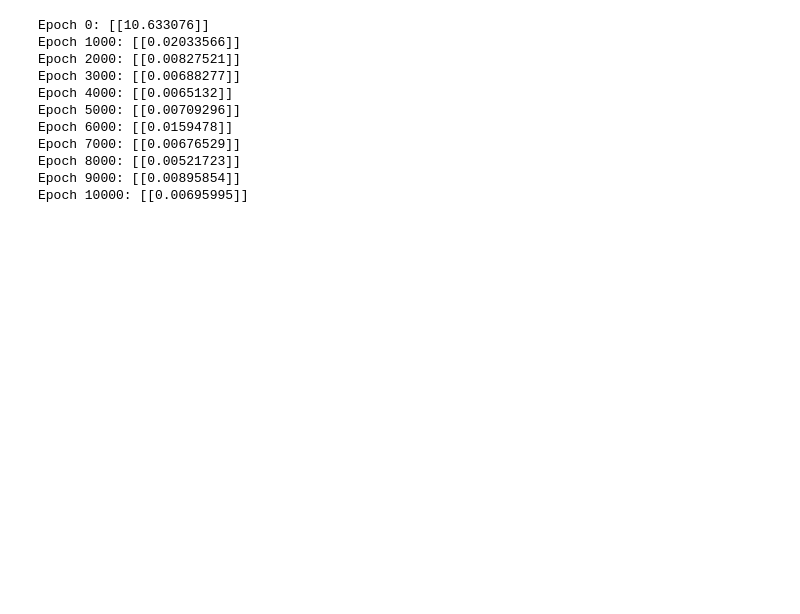
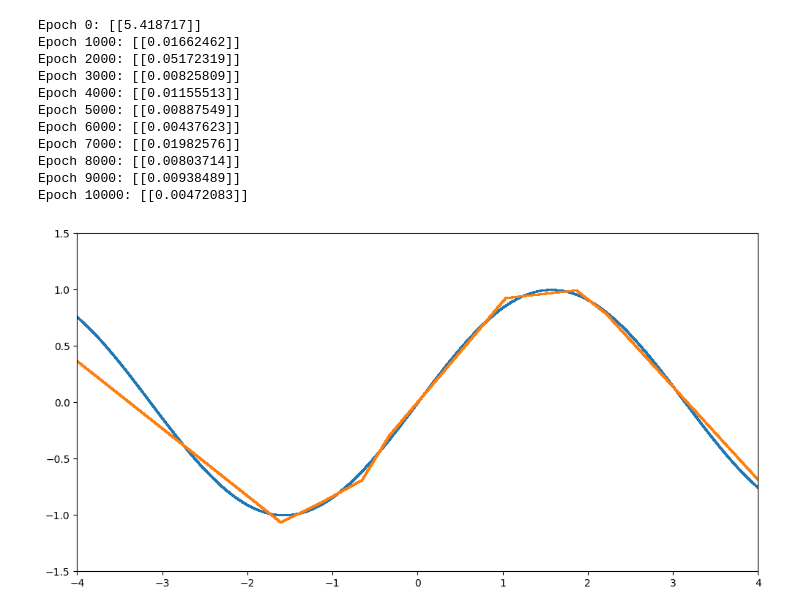
Before and after one commit to jovan-krajevski/backprop, a Jupyter notebook: backprop.ipynb, the cells around one changed output. Drawn from its saved outputs; the diff is of its cells as text; code cells hidden in the pictures; blank space fills up the shorter version.

Commit message:
presentation plots & forward pass

```diff
--- a/backprop.ipynb
+++ b/backprop.ipynb
@@ -85,4 +100,7 @@ def mse_loss(y_pred, y_true):
 # %%
+from numpy import diff
+
+
 n_samples = 100000
 
 X = Node(np.random.randn(n_samples, 1) * 2)
@@ -94,25 +112,34 @@ learning_rate = 0.0001
 epochs = 10001
 batch_size = 100
 
+input_layer = Node([])
+target = Node([])
+
 weights_1 = Node(np.random.randn(X.value.shape[1], hidden_layer_dim))
 biases_1 = Node(np.random.randn(1, hidden_layer_dim))
 weights_2 = Node(np.random.randn(hidden_layer_dim, 1))
 biases_2 = Node(np.random.randn(1, 1))
+out_1 = ReLU(input_layer @ weights_1 + biases_1)
+out_2 = out_1 @ weights_2 + biases_2
+diff = out_2 - target
+loss = Transpose(diff) @ diff
+# loss = mse_loss(out_2, Node(y.value[random_indices]))
 
 y_preds = []
 for epoch in range(epochs):
     random_indices = np.random.choice(X.value.shape[0], batch_size, replace=False)
-    out_1 = ReLU(Node(X.value[random_indices]) @ weights_1 + biases_1)
-    out_2 = out_1 @ weights_2 + biases_2
-    loss = mse_loss(out_2, Node(y.value[random_indices]))
+    input_layer.value = X.value[random_indices]
+    target.value = y.value[random_indices]
+
+    loss.forward()
     loss.zero_grad()
     loss.backward()
     if epoch % 1000 == 0:
         print(f"Epoch {epoch}: {loss.value / batch_size}")
 
     if epoch % 100 == 0:
-        out_1 = ReLU(X @ weights_1 + biases_1)
-        out_2 = out_1 @ weights_2 + biases_2
+        input_layer.value = X.value
+        out_2.forward()
         y_preds.append(out_2.value.flatten())
 
     weights_1.value -= learning_rate * weights_1.grad
@@ -120,17 +147,21 @@ for epoch in range(epochs):
     biases_1.value -= learning_rate * biases_1.grad.sum(axis=0)
     biases_2.value -= learning_rate * biases_2.grad.sum(axis=0)
 # %% [output]
-Epoch 0: [[10.633076]]
-Epoch 1000: [[0.02033566]]
-Epoch 2000: [[0.00827521]]
-Epoch 3000: [[0.00688277]]
-Epoch 4000: [[0.0065132]]
-Epoch 5000: [[0.00709296]]
-Epoch 6000: [[0.0159478]]
-Epoch 7000: [[0.00676529]]
-Epoch 8000: [[0.00521723]]
-Epoch 9000: [[0.00895854]]
-Epoch 10000: [[0.00695995]]
+Epoch 0: [[5.418717]]
+Epoch 1000: [[0.01662462]]
+Epoch 2000: [[0.05172319]]
+Epoch 3000: [[0.00825809]]
+Epoch 4000: [[0.01155513]]
+Epoch 5000: [[0.00887549]]
+Epoch 6000: [[0.00437623]]
+Epoch 7000: [[0.01982576]]
+Epoch 8000: [[0.00803714]]
+Epoch 9000: [[0.00938489]]
+Epoch 10000: [[0.00472083]]
+# %%
+plot_one(X, y, y_preds)
+# %% [output]
+[figure, added]
 # %%
 plot(X, y, y_preds)
 # %% [output]
```
Also changed, not shown: parts of 2 cells of this notebook, 13 other files.
